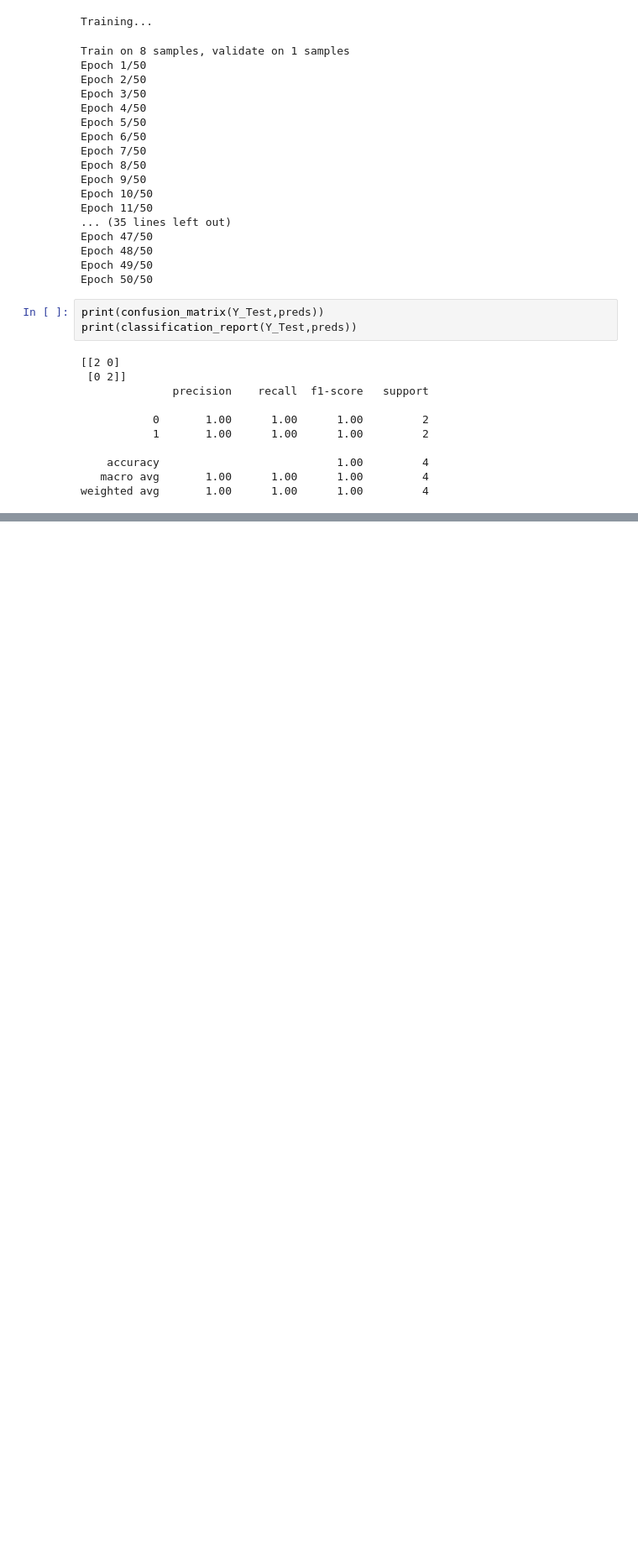
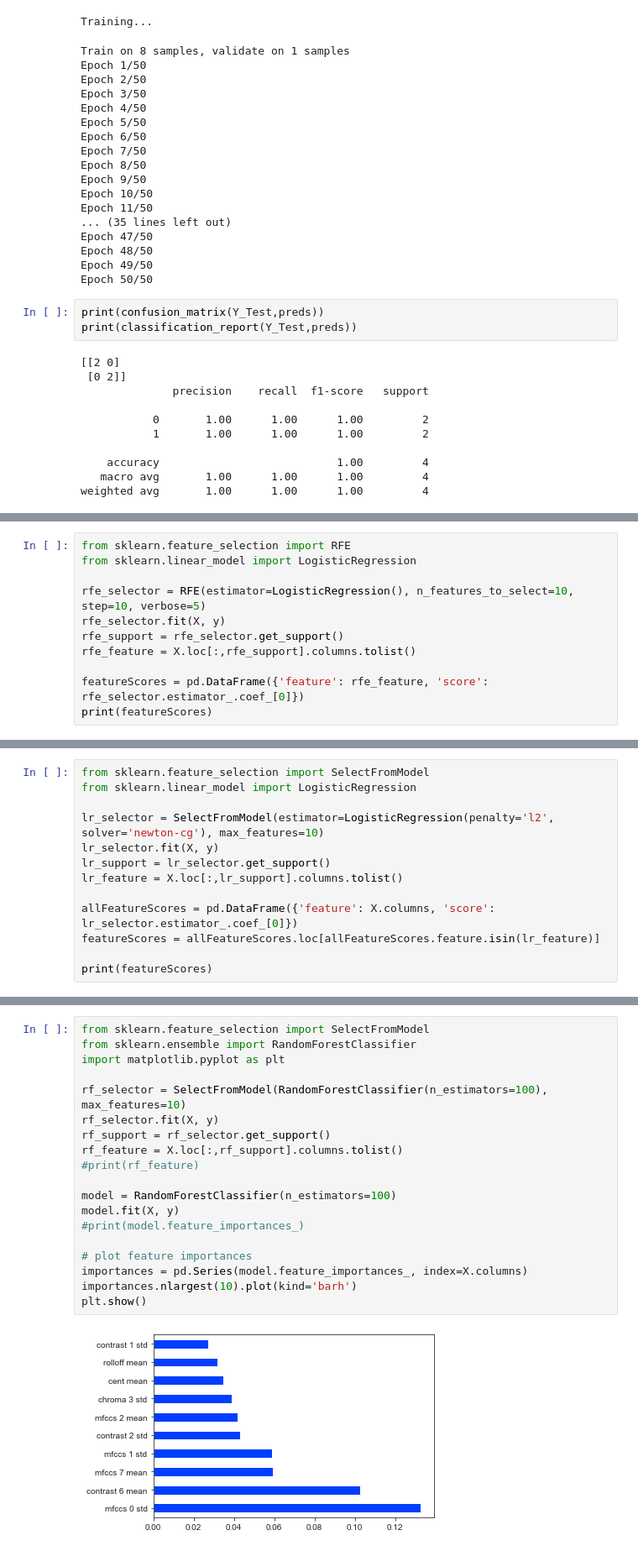
Before and after one commit to mohankrishna12/audio-feature-extraction, a Jupyter notebook: audio-ml-extraction.ipynb, the cells around one changed output, grey strips where cells are left out. Shown at 84% size. Saved outputs shown, nothing was run; the diff lists cells and outputs as text; blank space fills up the shorter version.

Commit message:
added feature selection methods

```diff
--- a/audio-ml-extraction.ipynb
+++ b/audio-ml-extraction.ipynb
@@ -1013,0 +1166,11 @@ weighted avg       1.00      1.00      1.00         4
+# %%
+from sklearn.feature_selection import RFE
+from sklearn.linear_model import LogisticRegression
+
+rfe_selector = RFE(estimator=LogisticRegression(), n_features_to_select=10, step=10, verbose=5)
+rfe_selector.fit(X, y)
+rfe_support = rfe_selector.get_support()
+rfe_feature = X.loc[:,rfe_support].columns.tolist()
+
+featureScores = pd.DataFrame({'feature': rfe_feature, 'score': rfe_selector.estimator_.coef_[0]})
+print(featureScores)
@@ -1013,0 +1216,13 @@ weighted avg       1.00      1.00      1.00         4
+# %%
+from sklearn.feature_selection import SelectFromModel
+from sklearn.linear_model import LogisticRegression
+
+lr_selector = SelectFromModel(estimator=LogisticRegression(penalty='l2', solver='newton-cg'), max_features=10)
+lr_selector.fit(X, y)
+lr_support = lr_selector.get_support()
+lr_feature = X.loc[:,lr_support].columns.tolist()
+
+allFeatureScores = pd.DataFrame({'feature': X.columns, 'score': lr_selector.estimator_.coef_[0]})
+featureScores = allFeatureScores.loc[allFeatureScores.feature.isin(lr_feature)]
+
+print(featureScores)
@@ -1013,0 +1244,21 @@ weighted avg       1.00      1.00      1.00         4
+# %%
+from sklearn.feature_selection import SelectFromModel
+from sklearn.ensemble import RandomForestClassifier
+import matplotlib.pyplot as plt
+
+rf_selector = SelectFromModel(RandomForestClassifier(n_estimators=100), max_features=10)
+rf_selector.fit(X, y)
+rf_support = rf_selector.get_support()
+rf_feature = X.loc[:,rf_support].columns.tolist()
+#print(rf_feature)
+
+model = RandomForestClassifier(n_estimators=100)
+model.fit(X, y)
+#print(model.feature_importances_)
+
+# plot feature importances
+importances = pd.Series(model.feature_importances_, index=X.columns)
+importances.nlargest(10).plot(kind='barh')
+plt.show()
+# %% [output]
+[figure, added]
```
Also changed, not shown: parts of 26 cells of this notebook, 1 other file.
